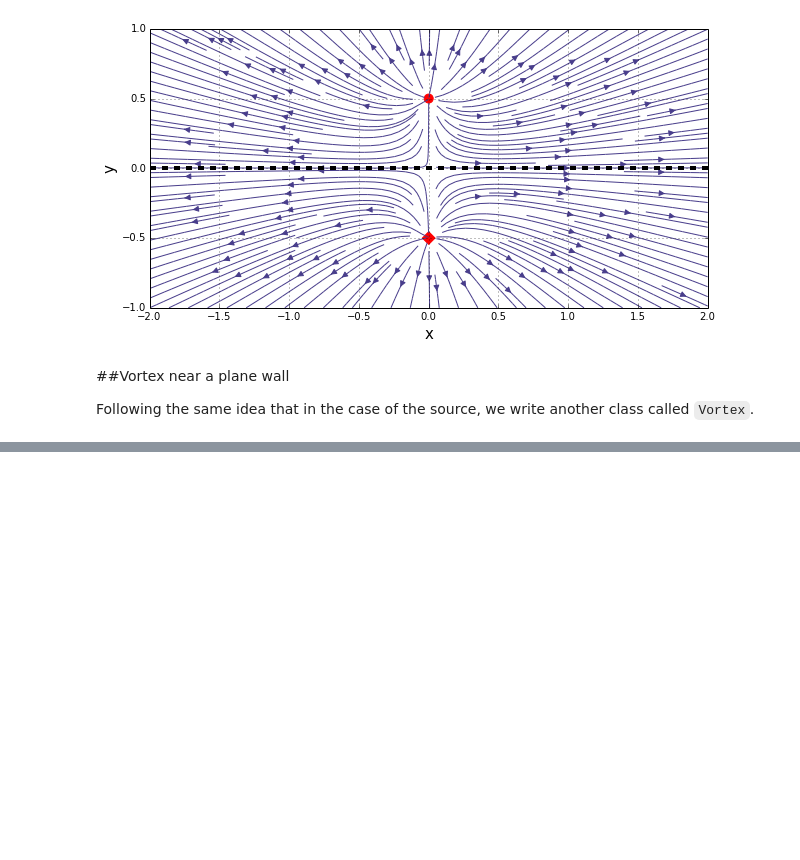
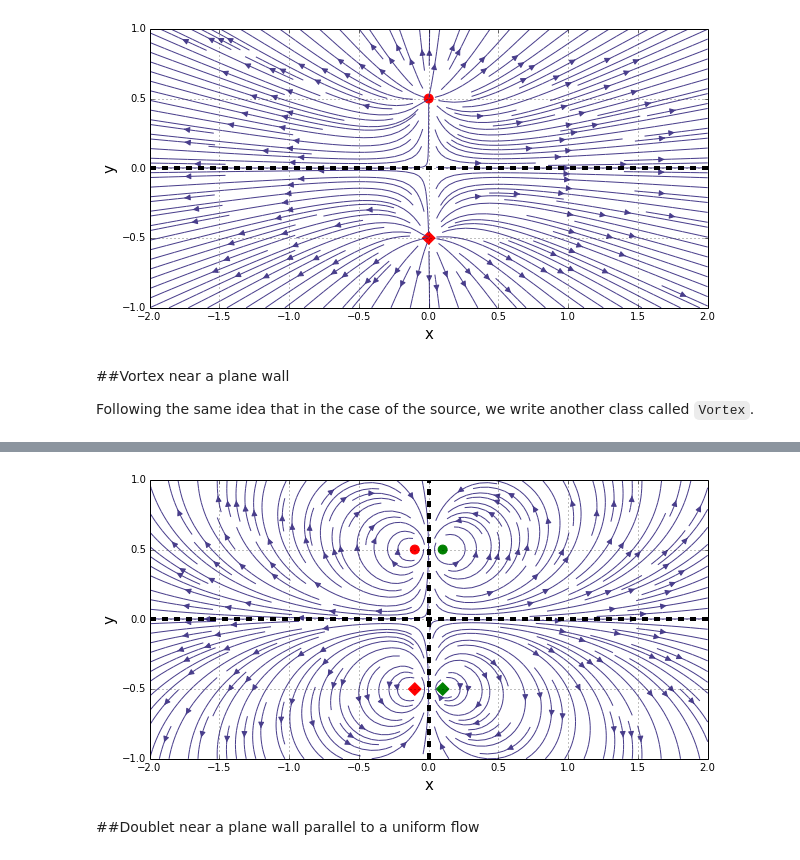
Before and after one commit to engamohd/AeroPython, a Jupyter notebook: my_codes/lesson07_mc.ipynb, the cells around one changed output, grey strips where cells are left out. Cells and saved outputs as stored; diff of their text form; code cells hidden in the pictures; blank space fills up the shorter version.

```diff
--- a/my_codes/lesson07_mc.ipynb
+++ b/my_codes/lesson07_mc.ipynb
@@ -180,0 +183,11 @@ pyplot.axhline(0., color='k', linestyle='--', linewidth=4);
+# %%
+x_vortex1, y_vortex1 = -0.1, 0.5       # location of the 1st vortex
+x_vortex2, y_vortex2 = +0.1, 0.5       # location of the 2nd vortex
+# %%
+# creates two vortices at different locations
+vortex1 = Vortex(+strength_vortex, x_vortex1, y_vortex1)
+vortex2 = Vortex(-strength_vortex, x_vortex2, y_vortex2)
+
+# creates an image for each vortex
+vortex1_image = Vortex(-strength_vortex, x_vortex1, -y_vortex1)
+vortex2_image = Vortex(+strength_vortex, x_vortex2, -y_vortex2)
@@ -180,0 +208,34 @@ pyplot.axhline(0., color='k', linestyle='--', linewidth=4);
+# %%
+# superposition of the vortex pair and its image
+
+u_vortex_pair = vortex1.u + vortex2.u + vortex1_image.u + vortex2_image.u
+v_vortex_pair = vortex1.v + vortex2.v + vortex1_image.v + vortex2_image.v
+psi_vortex_pair = vortex1.psi + vortex2.psi + vortex1_image.psi + vortex2_image.psi
+# %%
+#Plotting
+pyplot.figure(figsize=(10,5))      #set plot size
+pyplot.grid(True)                  #plot the grid
+
+pyplot.xlim(x_start, x_end)        #set x-lim
+pyplot.ylim(y_start, y_end)        #set y-lim
+pyplot.xlabel('x', fontsize=15)    #set x-label
+pyplot.ylabel('y', fontsize=15)    #set y-label
+
+#Vortex pair and its image
+pyplot.scatter(vortex1.x_v, vortex1.y_v, color='r', s=80, marker='o')
+pyplot.scatter(vortex2.x_v, vortex2.y_v, color='g', s=80, marker='o')
+pyplot.scatter(vortex1_image.x_v, vortex1_image.y_v, color='r', s=80, marker='D')
+pyplot.scatter(vortex2_image.x_v, vortex2_image.y_v, color='g', s=80, marker='D')
+
+#Streamfunction
+pyplot.streamplot(X, Y, u_vortex_pair, v_vortex_pair, density=2, linewidth=1, arrowsize=1.2, arrowstyle='-|>',color='#483D8B')
+
+#dash line in the x-axis simulating a wall
+pyplot.axhline(0., color='k', linestyle='--', linewidth=4)
+
+#dash line in the y-axis simulating a wall
+pyplot.axvline(0., color='k', linestyle='--', linewidth=4);
+# %% [output]
+[figure, added]
+# %% [markdown]
+##Doublet near a plane wall parallel to a uniform flow
```
Also changed, not shown: parts of 12 cells of this notebook.
